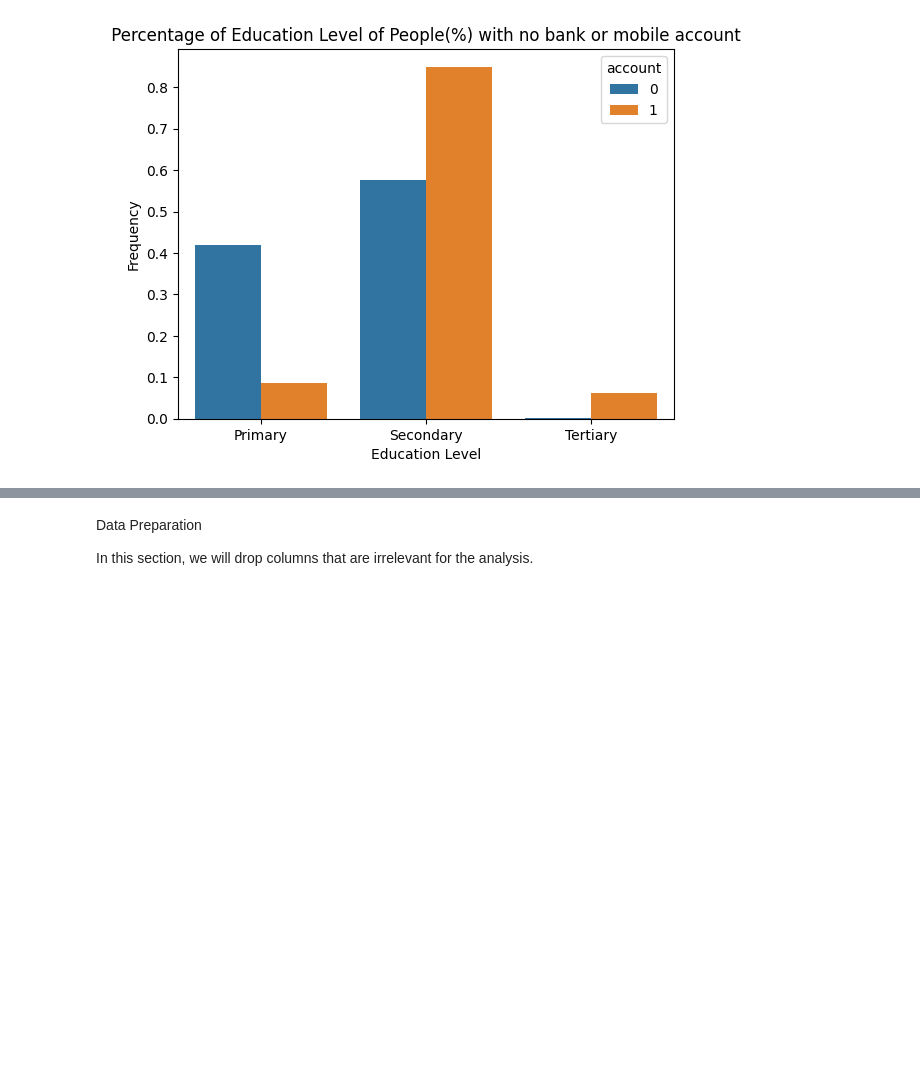
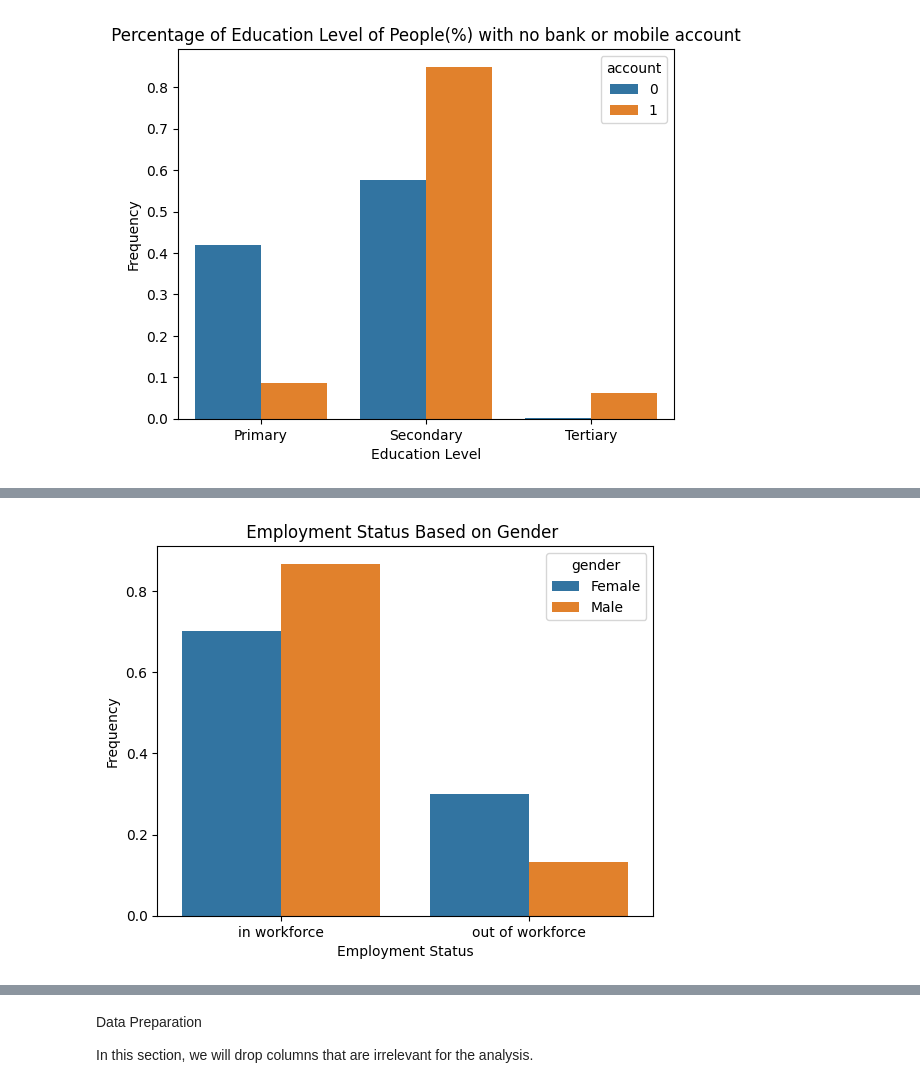
Before and after one commit to rufaiaishat/Financial-Inclusion-Data, a Jupyter notebook: Financial_Inclusion_Nigeria.ipynb, the cells around one changed output, grey strips where cells are left out. Drawn from its saved outputs; the diff is of its cells as text; code cells hidden in the pictures; blank space fills up the shorter version.

```diff
--- a/Financial_Inclusion_Nigeria.ipynb
+++ b/Financial_Inclusion_Nigeria.ipynb
@@ -463,0 +484,7 @@ plt.title(" Percentage of Education Level of People(%) with no bank or mobile ac
+# %%
+#Creating a Dataframe for Gender
+gend = {
+    1: "Female",
+    2: "Male"}
+df['gender']= df['female'].replace(gend).to_frame()
+df['gender'].head()
@@ -463,0 +499,27 @@ plt.title(" Percentage of Education Level of People(%) with no bank or mobile ac
+# %%
+#Distribution of People and their employment status
+
+employed = {
+    1: "in workforce",
+    2: "out of workforce"
+}
+
+
+employed_df= (df['emp_in'].replace(employed).groupby(df['gender']).value_counts(normalize = True).rename('frequency').to_frame().reset_index())
+employed_df.head()
+
+#Employment Status Based on Gender
+
+sns.barplot(
+    x = "emp_in",
+    y = "frequency",
+    data = employed_df,
+    hue ="gender")
+plt.xlabel("Employment Status")
+plt.ylabel("Frequency")
+plt.title(" Employment Status Based on Gender  ");
+
+
+#Create a pictorial representation of people with or without account
+# %% [output]
+[figure, added]
```
Also changed, not shown: parts of 6 cells of this notebook.
